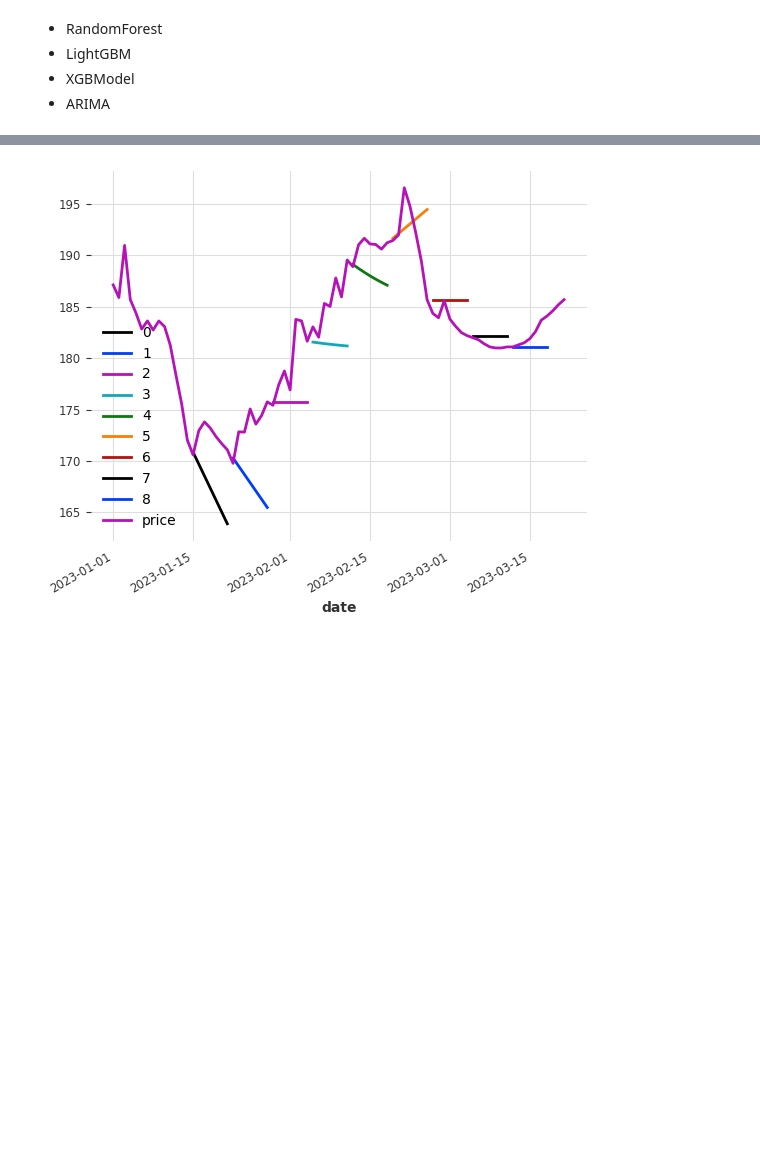
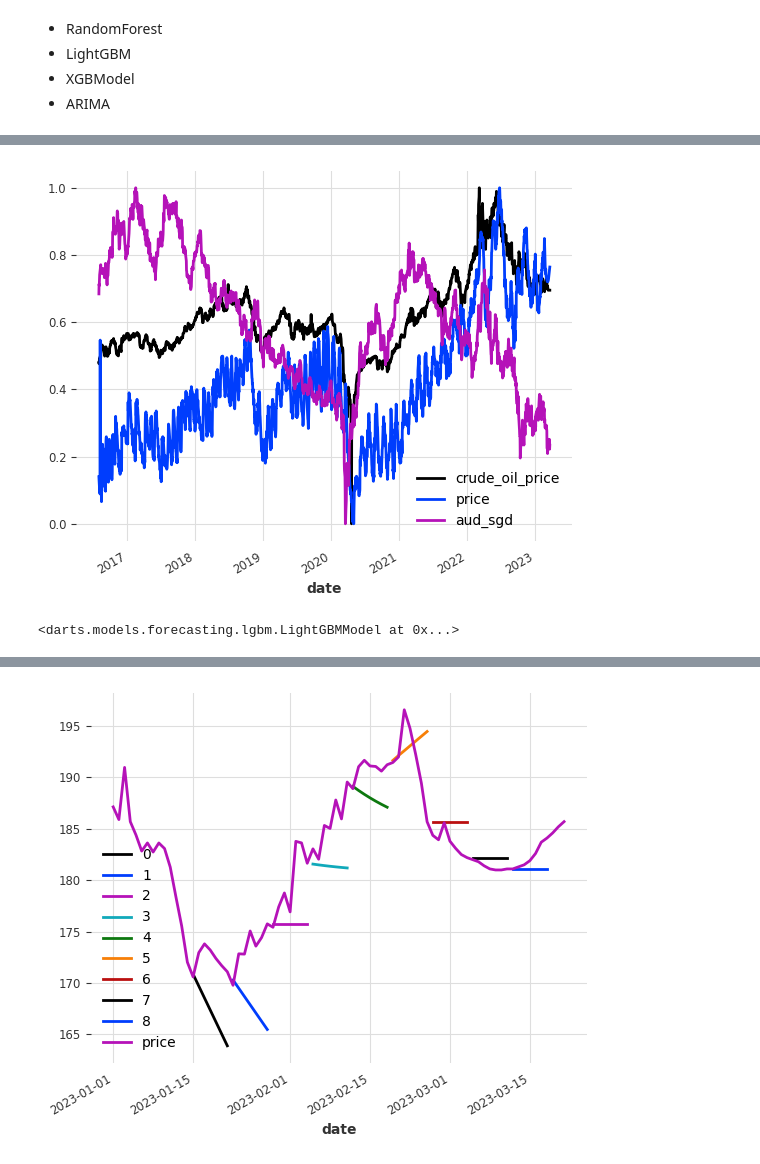
Before and after one commit to AydenZK/fuel_price_fcast, a Jupyter notebook: analysis/models.ipynb, the cells around one changed output, grey strips where cells are left out. Cells and saved outputs as stored; diff of their text form; code cells hidden in the pictures; blank space fills up the shorter version.

```diff
--- a/analysis/models.ipynb
+++ b/analysis/models.ipynb
@@ -143,0 +124,24 @@ Attributes:
+# %%
+nsw_df = pd.read_csv('../data.csv', index_col=0, parse_dates=['date'])
+as_df = pd.read_csv('../aud_sgd_raw.csv', parse_dates=['date'], dayfirst=True)
+co_df = pd.read_csv('../co_raw.csv', parse_dates=['date'])
+
+j1 = pd.merge(
+    left = nsw_df,
+    right = co_df,
+    how = 'left',
+    left_on = 'date',
+    right_on = 'date'
+)
+
+df_all = pd.merge(
+    left = j1,
+    right = as_df,
+    how = 'left',
+    left_on = 'date',
+    right_on = 'date'
+)
+
+df_all.set_index('date', inplace=True)
+df_all = df_all.interpolate(method='time').reset_index()
+df_all
@@ -143,0 +162,4 @@ Attributes:
+# %%
+ts_fuel = TimeSeries.from_dataframe(df_all, time_col='date', value_cols=['price'])
+ts_co = TimeSeries.from_dataframe(df_all, time_col='date', value_cols=['crude_oil_price'])
+ts_as = TimeSeries.from_dataframe(df_all, time_col='date', value_cols=['aud_sgd'])
@@ -143,0 +168,23 @@ Attributes:
+# %%
+scaler_fuel, scaler_co, scaler_as = Scaler(), Scaler(), Scaler()
+
+ts_co_s = scaler_co.fit_transform(ts_co)
+ts_fuel_s = scaler_fuel.fit_transform(ts_fuel)
+ts_as_s = scaler_as.fit_transform(ts_as)
+
+ts_co_s.plot()
+ts_fuel_s.plot()
+ts_as_s.plot()
+# %% [output]
+[figure, added]
+# %%
+from darts.models.forecasting.lgbm import LightGBMModel
+lgbm = LightGBMModel(
+    lags=200, likelihood='quantile'
+)
+
+lgbm.fit(
+    series=ts_fuel
+)
+# %% [output]
+<darts.models.forecasting.lgbm.LightGBMModel at 0x...>
```
Also changed, not shown: parts of 14 cells of this notebook, 3 other files.
